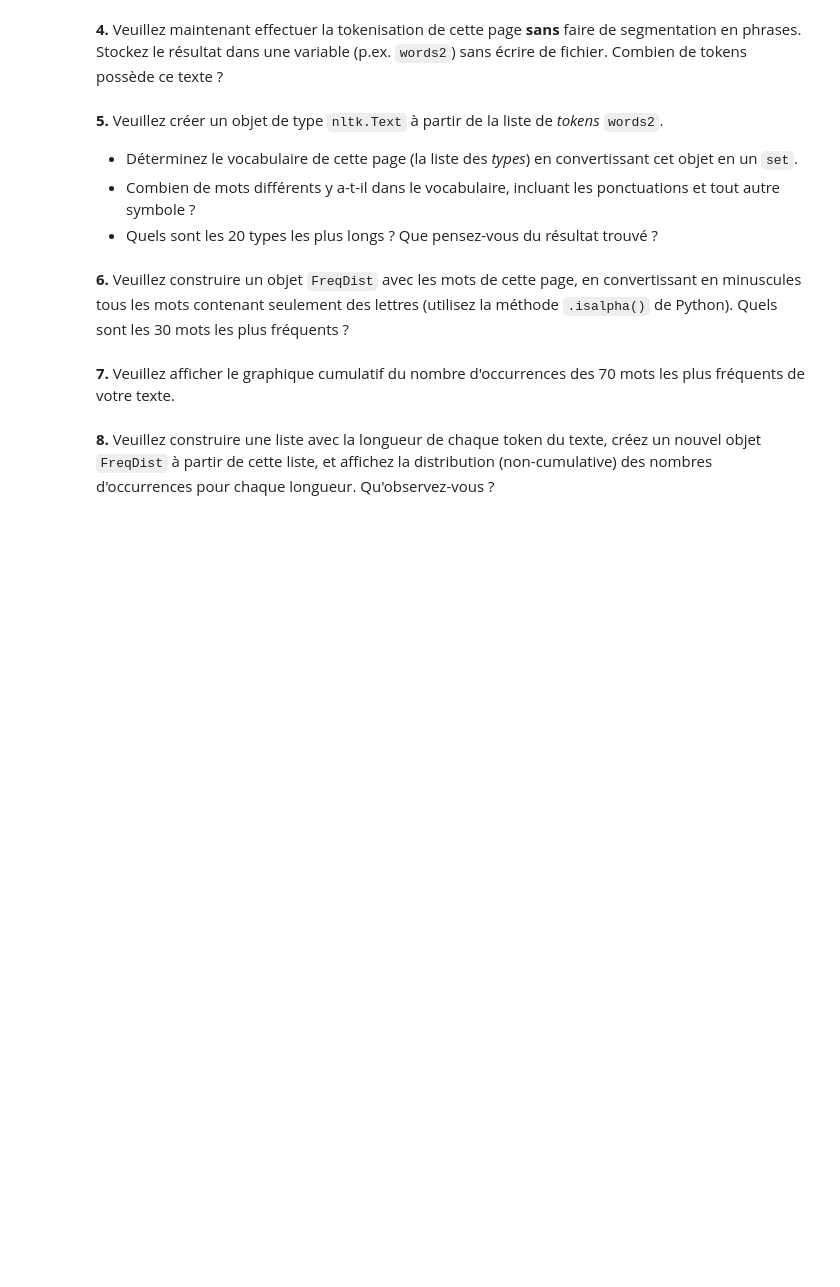
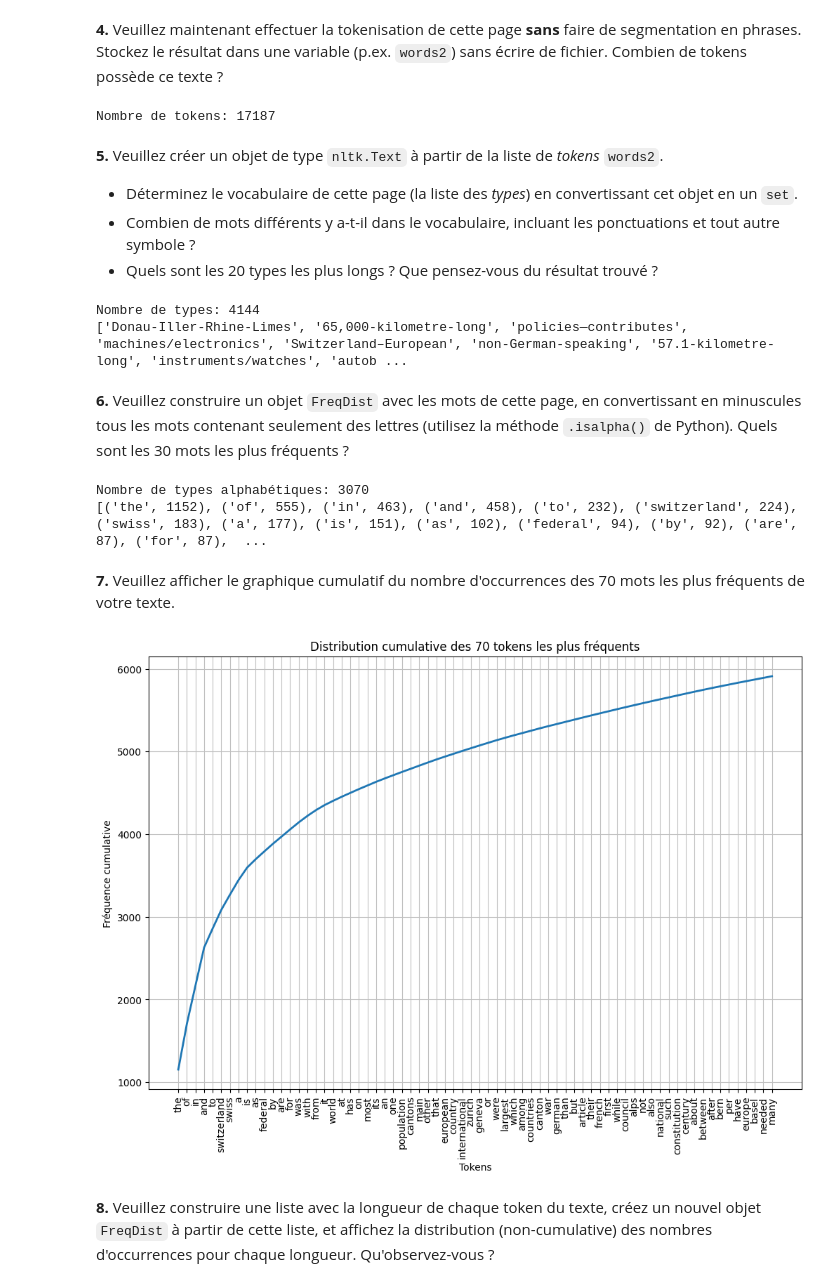
Before and after one commit to Neroil/TAL_Lab_1, a Jupyter notebook: TAL_Labo1c_student.ipynb, the cells around one changed output. Cells and saved outputs as stored; diff of their text form; code cells hidden in the pictures; blank space fills up the shorter version.

```diff
--- a/TAL_Labo1c_student.ipynb
+++ b/TAL_Labo1c_student.ipynb
@@ -28,0 +28,8 @@ raw2 = BeautifulSoup(html2).get_text()
+# %%
+# Veuillez écrire votre code ci-dessous, puis exécuter cette cellule.
+index_of_start = raw2.find("Switzerland,[d] officially the Swiss Confederation")
+index_of_end = raw2.find("[281][282]")
+print(f"Longueur brute: {len(raw2)}")
+raw2 = raw2[index_of_start:index_of_end]
+print(raw2[:100])
+print(raw2[-100:])
@@ -44,6 +70,10 @@ with open(filename, "a", encoding="utf8") as fd:
 **4.** Veuillez maintenant effectuer la tokenisation de cette page **sans** faire de segmentation en phrases.  Stockez le résultat dans une variable (p.ex. `words2`) sans écrire de fichier.  Combien de tokens possède ce texte ?
 # %%
 # Veuillez écrire votre code ci-dessous, puis exécuter cette cellule.
+words2 = nltk.word_tokenize(raw2)
+print(f"Nombre de tokens: {len(words2)}")
+# %% [output]
+Nombre de tokens: 17187
 # %% [markdown]
 **5.** Veuillez créer un objet de type `nltk.Text` à partir de la liste de *tokens* `words2`.
 * Déterminez le vocabulaire de cette page (la liste des _types_) en convertissant cet objet en un `set`.
@@ -51,3 +81,11 @@ with open(filename, "a", encoding="utf8") as fd:
 * Quels sont les 20 types les plus longs ? Que pensez-vous du résultat trouvé ?
 # %%
 # Veuillez écrire votre code ci-dessous, puis exécuter cette cellule.
+text_nltk = nltk.Text(words2)
+types = set(text_nltk)
+print(f"Nombre de types: {len(types)}")
+longest_words = sorted(types, key=len, reverse=True)
+print(longest_words[:10])
+# %% [output]
+Nombre de types: 4144
+['Donau-Iller-Rhine-Limes', '65,000-kilometre-long', 'policies—contributes', 'machines/electronics', 'Switzerland–European', 'non-German-speaking', '57.1-kilometre-long', 'instruments/watches', 'autob ...
@@ -60,2 +97,11 @@ with open(filename, "a", encoding="utf8") as fd:
+# %%
+words_alpha = [word.lower() for word in text_nltk if word.isalpha()]
+fdist_alpha = nltk.FreqDist(words_alpha)
+
+print(f"Nombre de types alphabétiques: {len(fdist_alpha)}")
+print(fdist_alpha.most_common(30))
+# %% [output]
+Nombre de types alphabétiques: 3070
+[('the', 1152), ('of', 555), ('in', 463), ('and', 458), ('to', 232), ('switzerland', 224), ('swiss', 183), ('a', 177), ('is', 151), ('as', 102), ('federal', 94), ('by', 92), ('are', 87), ('for', 87),  ...
 # %% [markdown]
 **7.** Veuillez afficher le graphique cumulatif du nombre d'occurrences des 70 mots les plus fréquents de votre texte.
@@ -64,2 +108,13 @@ with open(filename, "a", encoding="utf8") as fd:
+# %%
+# Veuillez écrire votre code ci-dessous, puis exécuter cette cellule.
+import matplotlib.pyplot as plt
+plt.figure(figsize=(12, 8))
+fdist_alpha.plot(70, cumulative=True, title="Distribution cumulative des 70 tokens les plus fréquents")
+ax = plt.gca()
+ax.set_xlabel("Tokens")
+ax.set_ylabel("Fréquence cumulative")
+plt.show()
+# %% [output]
+[figure, added]
 # %% [markdown]
 **8.** Veuillez construire une liste avec la longueur de chaque token du texte, créez un nouvel objet `FreqDist` à partir de cette liste, et affichez la distribution (non-cumulative) des nombres d'occurrences pour chaque longueur.  Qu'observez-vous ?
```
Also changed, not shown: parts of 18 cells of this notebook, 1 other file.
